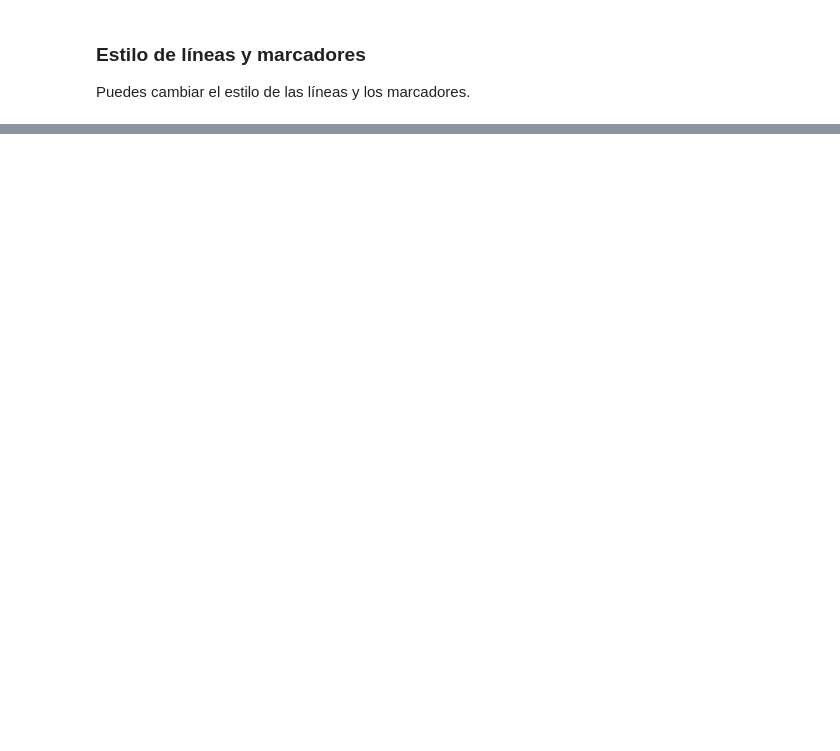
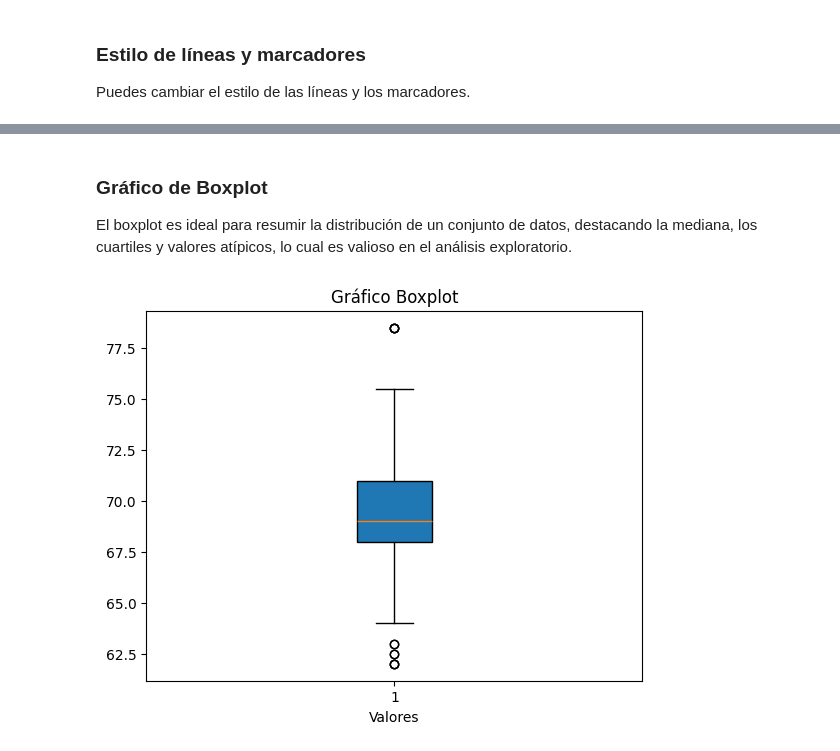
Before and after one commit to Void-CA/DataTools-Introduction, a Jupyter notebook: tutorial.ipynb, the cells around one changed output, grey strips where cells are left out. Cells and saved outputs as stored; diff of their text form; code cells hidden in the pictures; blank space fills up the shorter version.

```diff
--- a/tutorial.ipynb
+++ b/tutorial.ipynb
@@ -419,0 +456,10 @@ plt.show()
+# %% [markdown]
+### Gráfico de Boxplot
+El boxplot es ideal para resumir la distribución de un conjunto de datos, destacando la mediana, los cuartiles y valores atípicos, lo cual es valioso en el análisis exploratorio.
+# %%
+plt.boxplot(heights["father"], patch_artist=True)
+plt.title("Gráfico Boxplot")
+plt.xlabel("Valores")
+plt.show()
+# %% [output]
+[figure, added]
```
Also changed, not shown: parts of 23 cells of this notebook, 1 other file.
